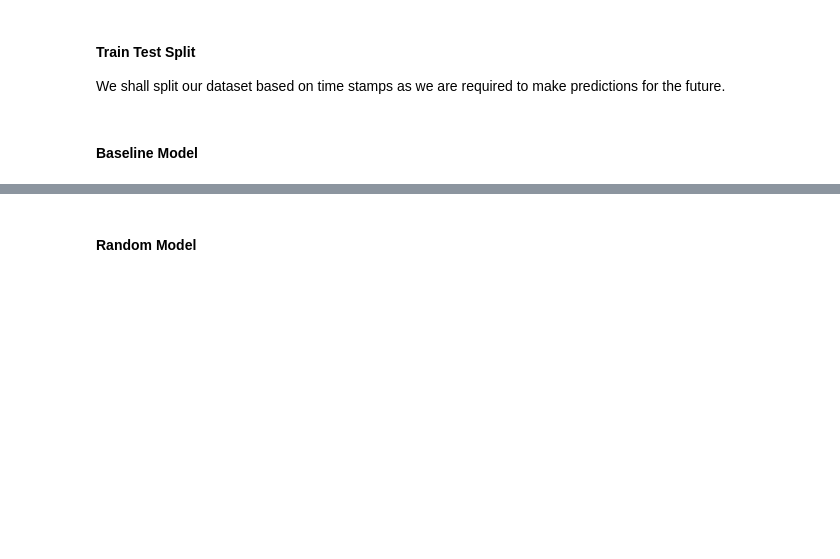
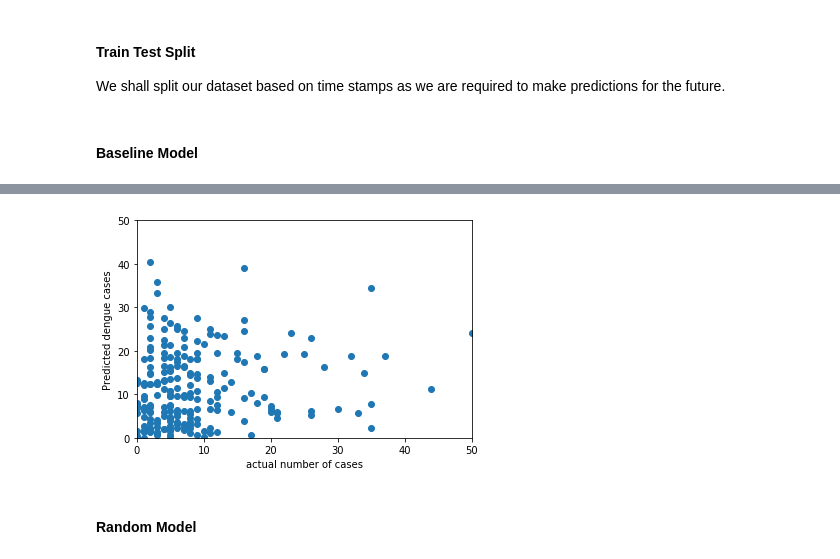
Before and after one commit to SusmeetJain/dengue_prediction, a Jupyter notebook: Further Exploration.ipynb, the cells around one changed output, grey strips where cells are left out. Drawn from its saved outputs; the diff is of its cells as text; code cells hidden in the pictures; blank space fills up the shorter version.

```diff
--- a/Further Exploration.ipynb
+++ b/Further Exploration.ipynb
@@ -101,3 +105,12 @@ mape(Y_test, Y_pred)
+# %%
+plt.scatter(Y_test, Y_pred)
+plt.xlim(0, 50)
+plt.ylim(0, 50)
+plt.xlabel("actual number of cases")
+plt.ylabel("Predicted dengue cases")
+plt.show()
+# %% [output]
+[figure, added]
 # %% [markdown]
 #### Random Model
 # %%
```
Also changed, not shown: parts of 34 cells of this notebook, 5 other files.
